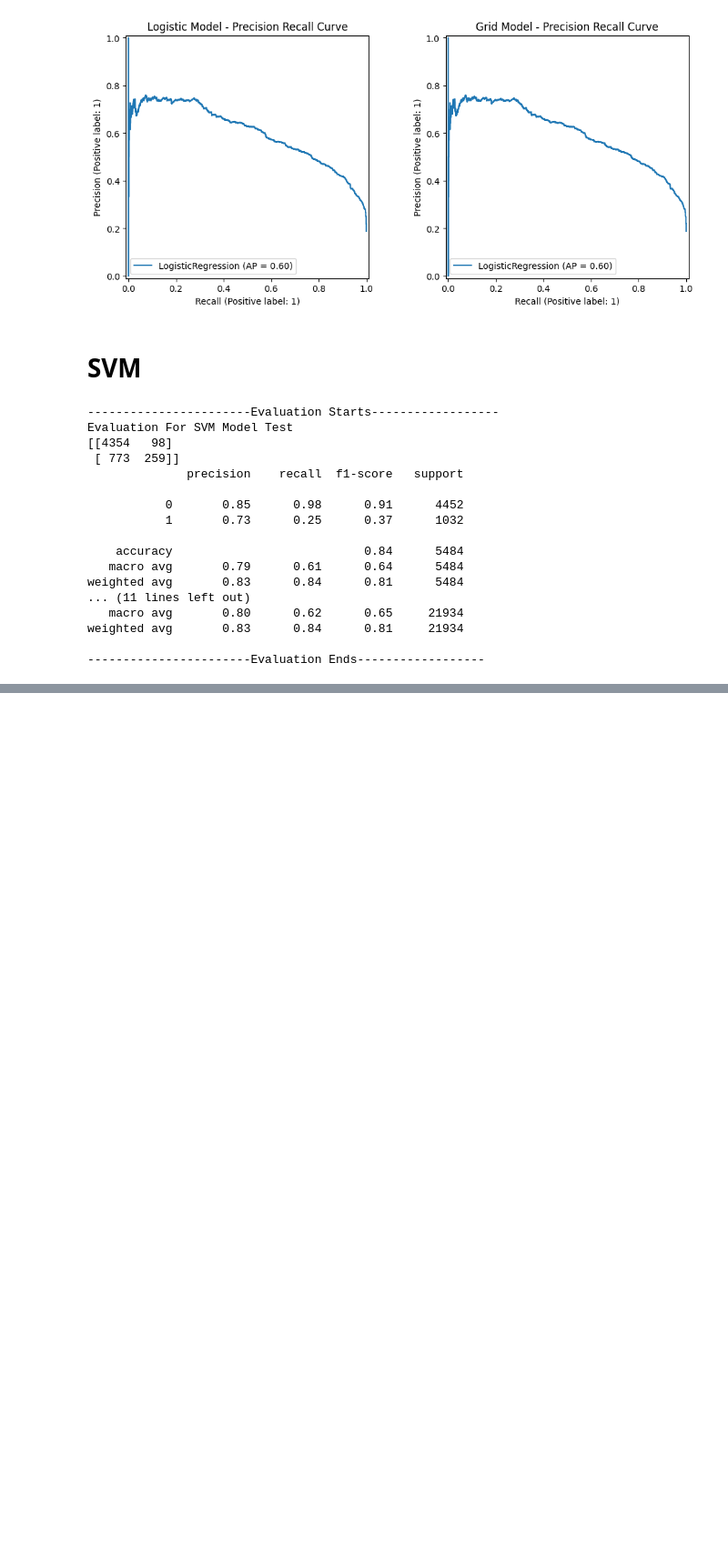
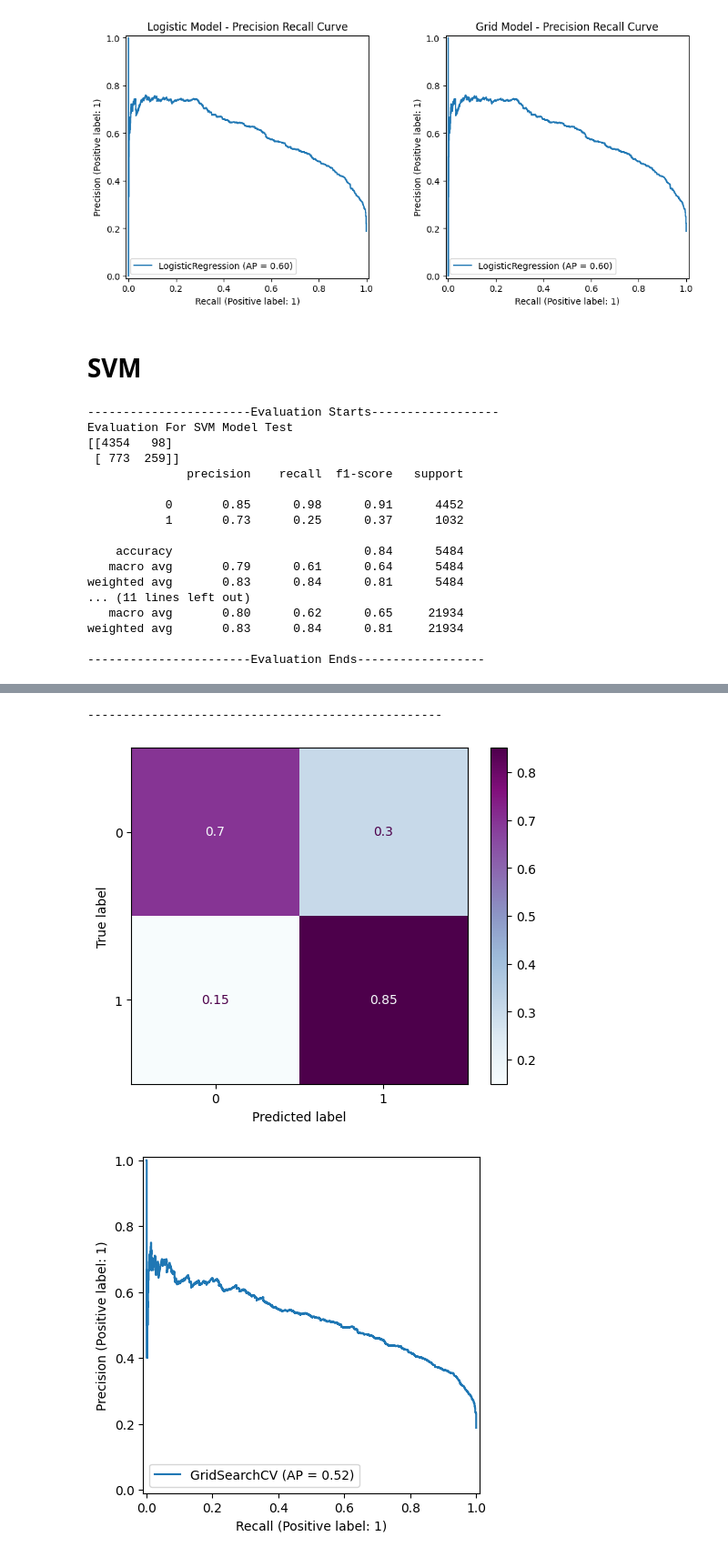
Before and after one commit to atharvawadekar/Adult-census-income-classification, a Jupyter notebook: phase1_eda.ipynb, the cells around one changed output, grey strips where cells are left out. Shown at 91% size. Saved outputs shown, nothing was run; the diff lists cells and outputs as text; code cells hidden in the pictures; blank space fills up the shorter version.

```diff
--- a/phase1_eda.ipynb
+++ b/phase1_eda.ipynb
@@ -1684,0 +1810,18 @@ ax[1].set_title("Grid SVM Model(PR)")
+# %%
+nb = MultinomialNB()
+
+
+param_grid = {
+    'alpha': [0.1, 0.5, 1.0],
+    'fit_prior': [True, False]
+}
+
+cv = StratifiedKFold(n_splits = 5) # for unbalanced data
+
+nb_grid_model = GridSearchCV(nb,
+                          param_grid=param_grid,
+                          cv=cv,
+                          scoring = "recall_macro",
+                          n_jobs = -1, # Uses all available cores
+                          verbose=1,
+                          return_train_score=True).fit(X_train, y_train) # fit the model
@@ -1684,0 +1844,7 @@ ax[1].set_title("Grid SVM Model(PR)")
+# %%
+y_pred=nb_grid_model.predict(X_test)
+decision_fonc = nb_grid_model.predict_proba(X_test)
+
+nb_grid_model_f1 = f1_score(y_test, y_pred)
+nb_grid_model_recall = recall_score(y_test, y_pred)
+nb_grid_model_auc = roc_auc_score(y_test, y_pred)
@@ -1684,0 +1871,6 @@ ax[1].set_title("Grid SVM Model(PR)")
+# %%
+nb_grid_matrix, nb_grid_prCurve = printRocAucCurve(nb_grid_model, X_test, y_test, decision_fonc, "GridCV Naive Bayes Classifier")
+# %% [output]
+--------------------------------------------------
+[figure, added]
+[figure, added]
```
Also changed, not shown: parts of 40 cells of this notebook.
